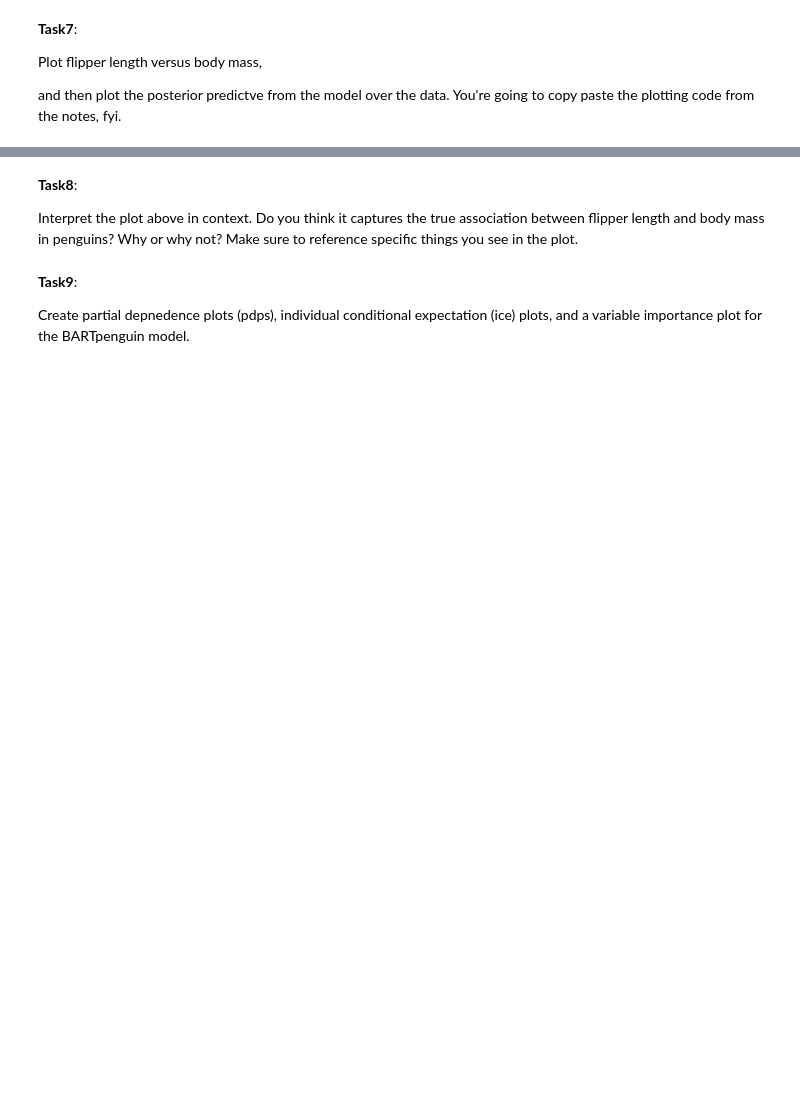
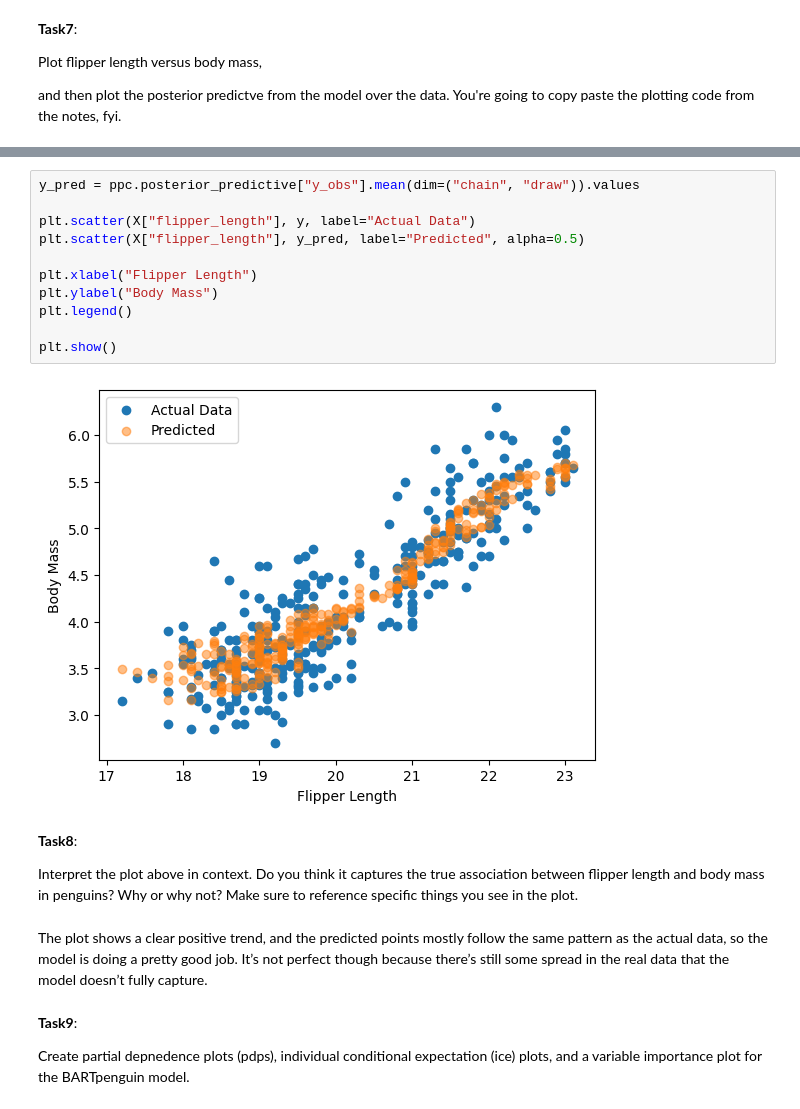
Before and after one commit to rumijay/Data-Science-2025, a Jupyter notebook: Rumi_Unit8ExercisesSF.ipynb, the cells around one changed output, grey strips where cells are left out. Cells and saved outputs as stored; diff of their text form; blank space fills up the shorter version.

```diff
--- a/Rumi_Unit8ExercisesSF.ipynb
+++ b/Rumi_Unit8ExercisesSF.ipynb
@@ -90,7 +129,22 @@ You're going to copy paste the plotting code from the notes, fyi.
+# %%
+y_pred = ppc.posterior_predictive["y_obs"].mean(dim=("chain", "draw")).values
+
+plt.scatter(X["flipper_length"], y, label="Actual Data")
+plt.scatter(X["flipper_length"], y_pred, label="Predicted", alpha=0.5)
+
+plt.xlabel("Flipper Length")
+plt.ylabel("Body Mass")
+plt.legend()
+
+plt.show()
+# %% [output]
+[figure, added]
 # %% [markdown]
 **Task8**:
 
 Interpret the plot above in context. Do you think it captures the true association between flipper length and body mass in penguins? Why or why not? Make sure to reference specific things you see in the plot.
+# %% [markdown]
+The plot shows a clear positive trend, and the predicted points mostly follow the same pattern as the actual data, so the model is doing a pretty good job. It’s not perfect though because there’s still some spread in the real data that the model doesn’t fully capture.
 # %% [markdown]
 **Task9**:
 
```
Also changed, not shown: parts of 8 cells of this notebook.
